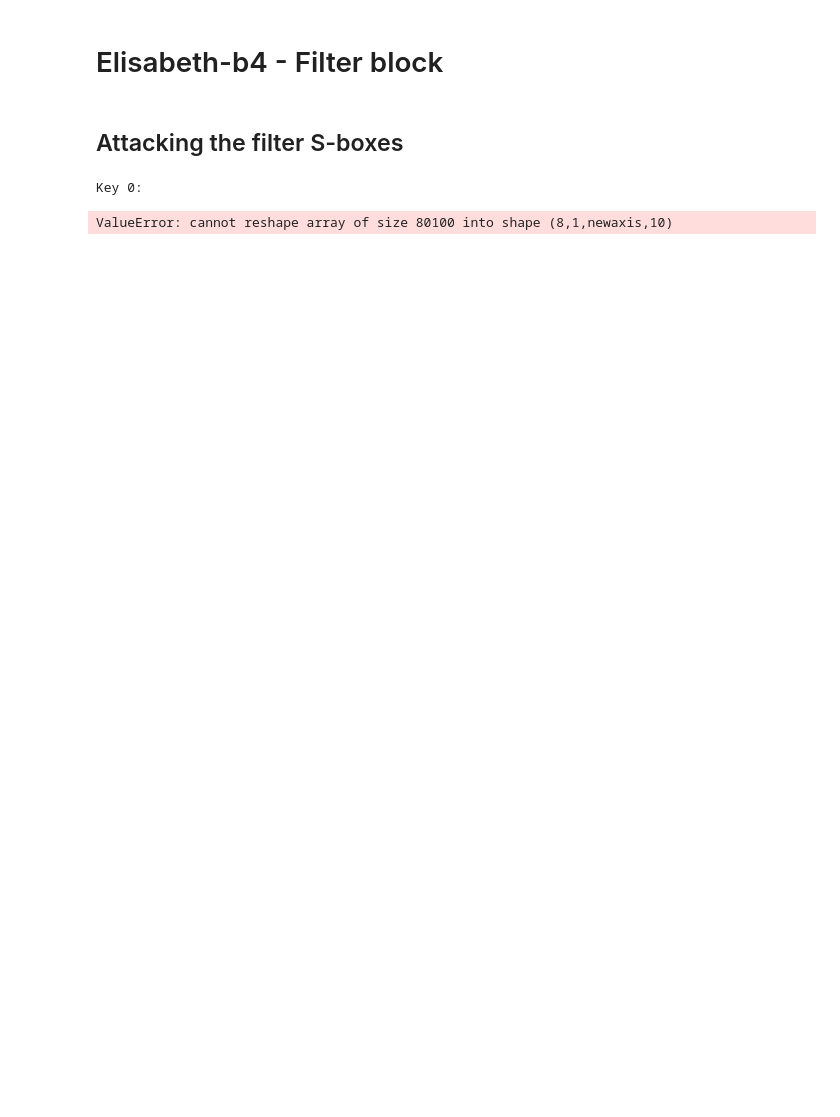
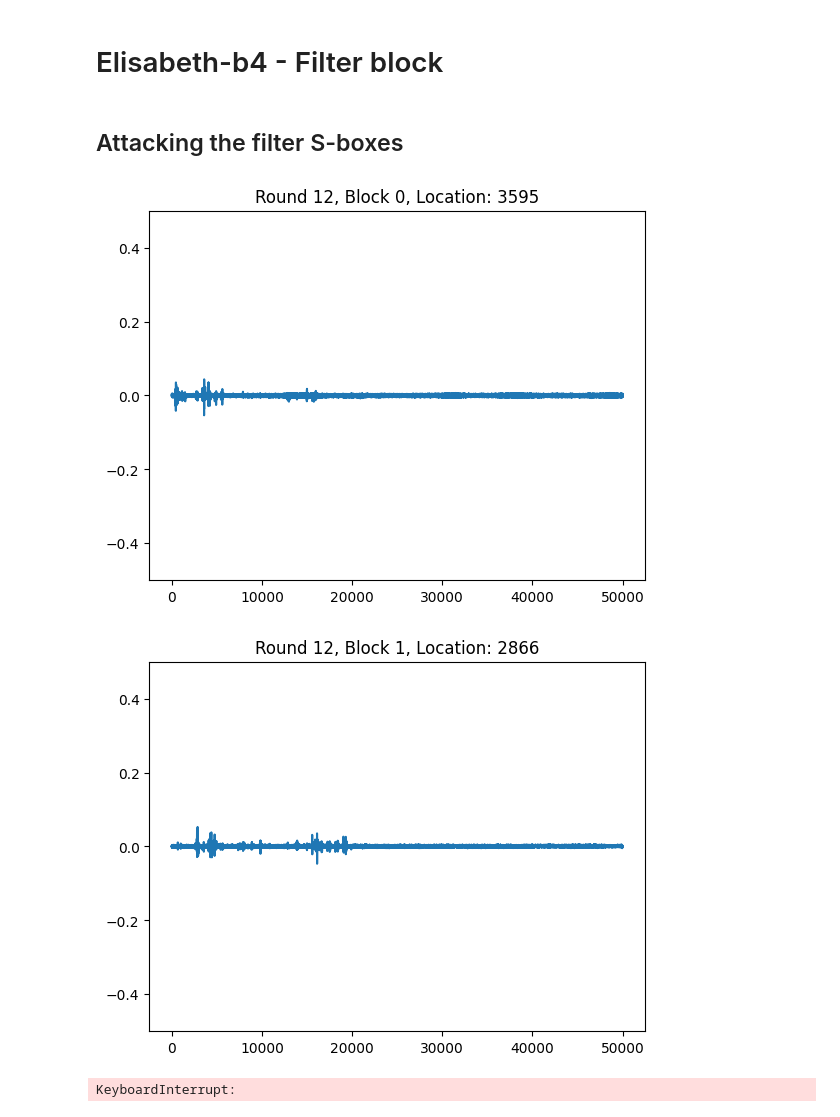
Before and after one commit to Pace222/Elisabeth-b4-SCA, a Jupyter notebook: side_channel_attack/cpa.ipynb, the cells around one changed output. Drawn from its saved outputs; the diff is of its cells as text; code cells hidden in the pictures; blank space fills up the shorter version.

```diff
--- a/side_channel_attack/cpa.ipynb
+++ b/side_channel_attack/cpa.ipynb
@@ -13,4 +12,10 @@ key_path = "..\\acquisition\\carto_eB4-Rnd-3-WhiteningAndFullFilter-1_key_256000
 locations_path = "correlation_locations_b4_two_last_rounds.pic"
 # %%
 seeds, traces, real_keys, correlation_locations = load_data(traces_path, key_path, locations_path)
+# %%
+find_locations_in_time(seeds, traces, real_keys, "correlation_locations_b4_two_last_rounds_hd.pic")
+# %% [output]
+[figure, added]
+[figure, added]
+KeyboardInterrupt:
 # %%
@@ -79,28 +87,0 @@ def locations_and_hypotheses_for_whole_key(start: int, stop: int, round_indices:
-# %%
-reconstructed_keys = np.zeros_like(real_keys)
-for i in range(reconstructed_keys.shape[0]):
-    print(f"Key {i}: ", end="")
-    round_targets = [KEYROUND_WIDTH_B4 // BLOCK_WIDTH_B4 - 2, KEYROUND_WIDTH_B4 // BLOCK_WIDTH_B4 - 1]
-    block_targets = [4]
-
-    length = 8
-    for start in range(0, KEY_WIDTH_B4, length):
-        stop = start + length
-        selected_traces, hypotheses = locations_and_hypotheses_for_whole_key(start, stop, round_targets, block_targets, seeds[i], traces[i], correlation_locations)
-
-        corrs = np.array([[[corr_coef_vectorized(hypotheses[key_idx][key_guess][block], selected_traces[key_idx][block]) for block in block_targets] for key_guess in range(hypotheses.shape[1])] for key_idx in range(hypotheses.shape[0])])
-
-        max_corrs = np.max(corrs, axis=3)
-        best_block = np.max(max_corrs, axis=2)
-        best_ks = np.argmax(best_block, axis=1)
-
-        reconstructed_keys[i][start:stop] = best_ks
-        print(f"{"".join([hex(k)[2:].upper() for k in best_ks])}", end="")
-
-    print()
-    print(f"    vs {"".join([hex(k)[2:].upper() for k in real_keys[i]])}")
-    print(f"{len(real_keys[i][real_keys[i] != reconstructed_keys[i]])} mistakes on {len(real_keys[i])} nibbles.")
-    print()
-# %% [output]
-Key 0:
-ValueError: cannot reshape array of size 80100 into shape (8,1,newaxis,10)
```
Also changed, not shown: parts of 4 cells of this notebook, 1 other file.
